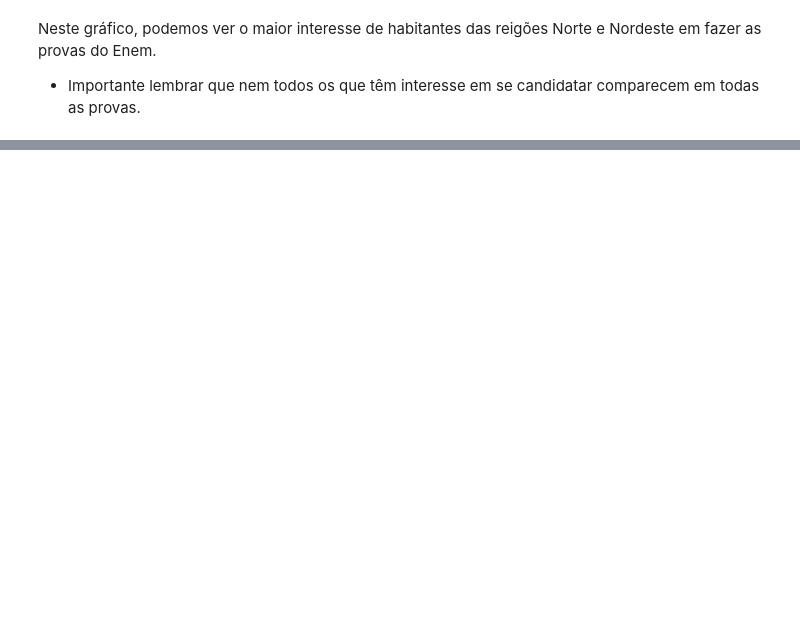
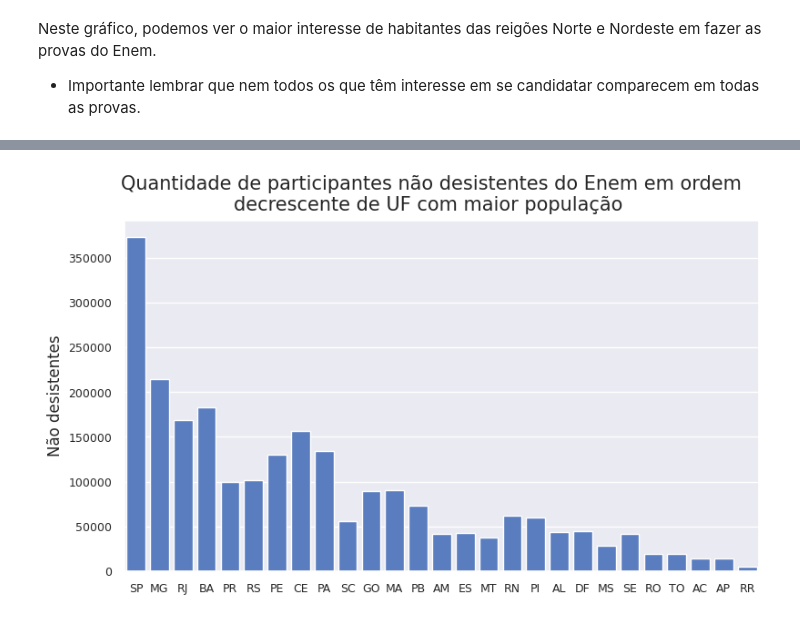
Before and after one commit to Tathy/Analise_Microdados_Enem_2022, a Jupyter notebook: Analise_de_Microdados_do_ENEM_2022.ipynb, the cells around one changed output, grey strips where cells are left out. Cells and saved outputs as stored; diff of their text form; code cells hidden in the pictures; blank space fills up the shorter version.

```diff
--- a/Analise_de_Microdados_do_ENEM_2022.ipynb
+++ b/Analise_de_Microdados_do_ENEM_2022.ipynb
@@ -367,0 +382,5 @@ Neste gráfico, podemos ver o maior interesse de habitantes das reigões Norte e
+# %%
+microdadosEnemSelecionadoPresenca = microdadosEnemSelecionado.query('TP_PRESENCA_CN == 1 & TP_PRESENCA_CH == 1 & TP_PRESENCA_LC == 1 & TP_PRESENCA_MT == 1')
+microdadosEnemSelecionadoPresenca = microdadosEnemSelecionadoPresenca.dropna(subset = ['NU_NOTA_REDACAO'])
+n_candidatos = len(microdadosEnemSelecionado)
+n_candidatos_presenca = len(microdadosEnemSelecionadoPresenca)
@@ -367,0 +395,7 @@ Neste gráfico, podemos ver o maior interesse de habitantes das reigões Norte e
+# %%
+# Participantes não desistentes do Enem por UF em ordem decrescente
+coluna_sg_uf_prova_presenca = microdadosEnemSelecionadoPresenca['SG_UF_PROVA']
+participantes_enem_por_uf_presenca = pd.DataFrame(coluna_sg_uf_prova_presenca.value_counts()).reset_index()
+participantes_enem_por_uf_presenca.rename(columns = {'index':'UF', 'SG_UF_PROVA':'Não desistentes'}, inplace = True)
+participantes_enem_por_uf_presenca = participantes_enem_por_uf_presenca.sort_values('Não desistentes', ascending = False).reset_index(drop = True)
+participantes_enem_por_uf_presenca.head()
@@ -367,0 +409,22 @@ Neste gráfico, podemos ver o maior interesse de habitantes das reigões Norte e
+# %%
+# Merge dos dois dataframes pelo UF
+uf_populacao_participantes_enem = uf_populacao_participantes_enem.merge(participantes_enem_por_uf_presenca)
+uf_populacao_participantes_enem.rename(columns = {
+      'Participantes Enem':'Inscritos',
+      '% Participação':'% Inscrição'
+      }, inplace = True)
+uf_populacao_participantes_enem = uf_populacao_participantes_enem[['UF', 'Região', 'População', 'Inscritos', '% Inscrição', 'Não desistentes']]
+
+# Inicialização do matplotlib figure
+fig, ax = plt.subplots(figsize = (9,5))
+
+fig.suptitle('Quantidade de participantes não desistentes do Enem em ordem\ndecrescente de UF com maior população ',
+             fontsize = 15)
+
+sns.barplot(data = uf_populacao_participantes_enem, x = 'UF', y = 'Não desistentes', color = 'b')
+ax.set(xlabel = '')
+ax.tick_params(labelsize = 9)
+
+plt.show()
+# %% [output]
+[figure, added]
```
Also changed, not shown: parts of 10 cells of this notebook.
